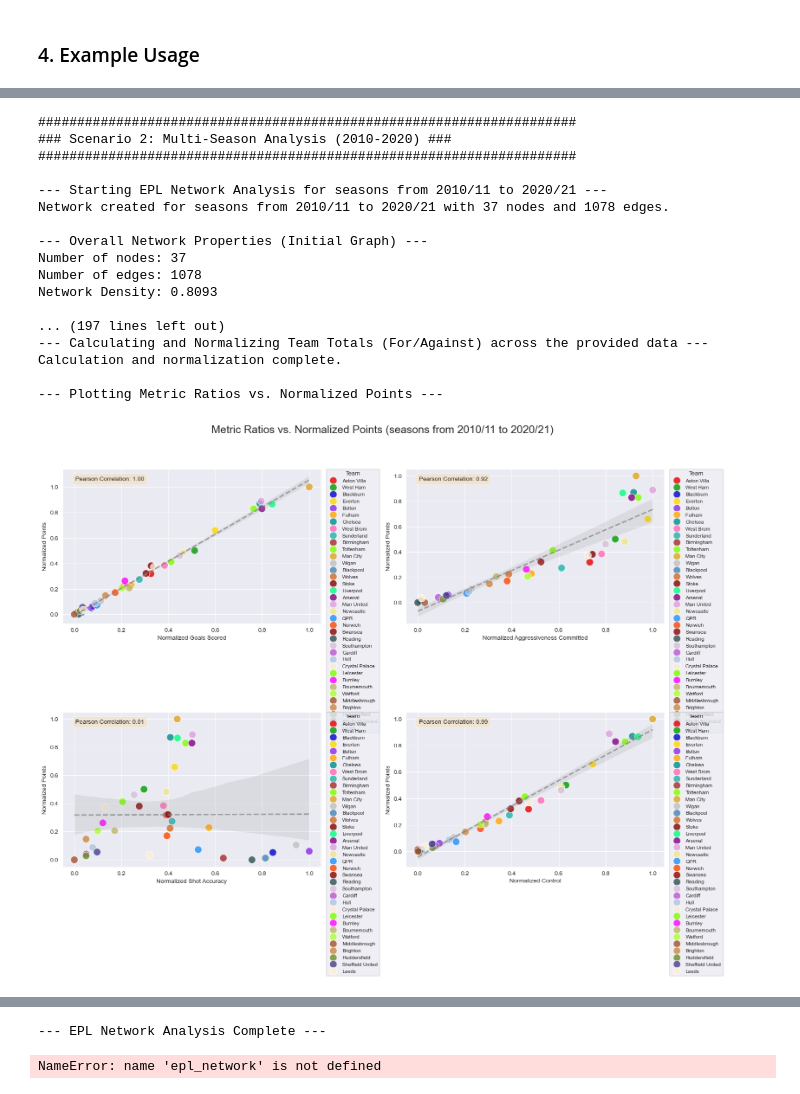
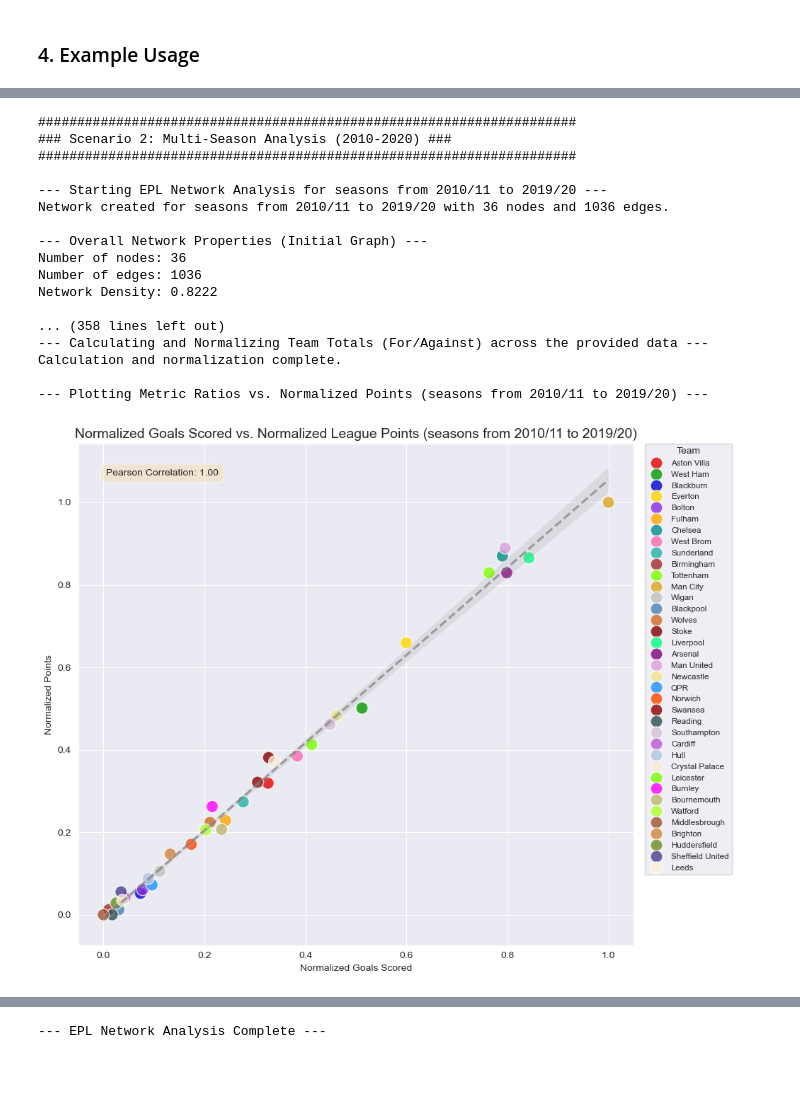
Before and after one commit to marcellorussox/premier-league-complex-net, a Jupyter notebook: notebooks/analysis.ipynb, the cells around one changed output, grey strips where cells are left out. Saved outputs shown, nothing was run; the diff lists cells and outputs as text; code cells hidden in the pictures.

```diff
--- a/notebooks/analysis.ipynb
+++ b/notebooks/analysis.ipynb
@@ -1087,7 +1053,7 @@ def perform_epl_network_analysis(
             seasons_in_range.append(f"{year}/{next_year_suffix}")
 
         df_for_scope = epl_df[epl_df['Season'].isin(seasons_in_range)].copy()
-        scope_description = f"seasons from {network_start_year}/{str(network_start_year+1)[-2:]} to {network_end_year}/{str(network_end_year+1)[-2:]}"
+        scope_description = f"seasons from {network_start_year}/{str(network_start_year+1)[-2:]} to {network_end_year-1}/{str(network_end_year)[-2:]}"
         print(f"\n--- Starting EPL Network Analysis for {scope_description} ---")
         graph_to_analyze = create_epl_network(epl_df, start_year=network_start_year, end_year=network_end_year)
 
@@ -1185,27 +1151,6 @@ def perform_epl_network_analysis(
         else:
             print(f"Skipping Community Detection for '{metric_base_name}' due to no edges after filtering or empty graph.")
 
-    # 4. Perform correlation analysis for EACH centrality metric
-    if league_points:
-        # Usa i nodi del grafo originale per la correlazione, o unioni di nodi dai grafi filtrati.
-        # Per semplicità, useremo i nodi del grafo iniziale, ma i punteggi di centralità saranno dal grafo filtrato.
-        teams_in_graph = list(graph_to_analyze.nodes())
-
-        if not teams_in_graph:
-            print("\nNo teams found in the graph. Skipping correlation analysis.")
-        else:
-            for metric_base_name, centrality_scores_dict in all_centrality_results_by_metric.items():
-                print(f"\n--- Performing Pearson Correlation Analysis for {metric_base_name} Centrality vs. League Points ---")
-                # `centrality_scores_dict` è il dizionario contenente 'in_degree', 'out_degree' ecc. per quella metrica
-                analyze_centrality_vs_points(
-                    centrality_scores_dict, # Passa l'intero dizionario delle centralità per la metrica corrente
-                    league_points,
-                    teams_in_graph # Passa tutti i nodi del grafo originale
-                )
-    else:
-        print("\nSkipping Pearson correlation analysis due to missing league points.")
-
-
     # 6. Calculate and plot normalized metric ratios vs. normalized points
     if df_for_scope is not None and not df_for_scope.empty:
         normalized_ratios_df = calculate_and_normalize_ratios(df_for_scope)
@@ -1280,34 +1227,33 @@ Calculation and normalization complete.
 --- EPL Network Analysis Complete ---
 # %%
-# --- Scenario 2: Multi-Season Analysis (2014-2017) on 'aggressiveness', No Normalization, with Filtering ---
 print("\n\n#####################################################################")
 print("### Scenario 2: Multi-Season Analysis (2010-2020) ###")
 print("#####################################################################")
 perform_epl_network_analysis(
     epl_df=epl_df,
     network_start_year=2010,
     network_end_year=2020,
-    metrics_to_analyze=['control', 'aggressiveness'],
-    thresholds_for_analysis=[0.4, 0.4],
-    keep_above_threshold = False
+    metrics_to_analyze=['goals', 'control', 'aggressiveness', 'points'],
+    thresholds_for_analysis=[0.2, 0.2, 0.35, 0.1],
+    keep_above_threshold = True
 
 )
 # %% [output]
 #####################################################################
 ### Scenario 2: Multi-Season Analysis (2010-2020) ###
 #####################################################################
 
---- Starting EPL Network Analysis for seasons from 2010/11 to 2020/21 ---
-Network created for seasons from 2010/11 to 2020/21 with 37 nodes and 1078 edges.
+--- Starting EPL Network Analysis for seasons from 2010/11 to 2019/20 ---
+Network created for seasons from 2010/11 to 2019/20 with 36 nodes and 1036 edges.
 
 --- Overall Network Properties (Initial Graph) ---
-Number of nodes: 37
-Number of edges: 1078
-Network Density: 0.8093
+Number of nodes: 36
+Number of edges: 1036
+Network Density: 0.8222
 
-... (197 lines left out)
+... (358 lines left out)
 --- Calculating and Normalizing Team Totals (For/Against) across the provided data ---
 Calculation and normalization complete.
 
---- Plotting Metric Ratios vs. Normalized Points ---
+--- Plotting Metric Ratios vs. Normalized Points (seasons from 2010/11 to 2019/20) ---
-[figure, old version]
+[figure, new version]
@@ -1314,6 +1263 @@ Calculation and normalization complete.
 --- EPL Network Analysis Complete ---
-# %%
-# Visualize the network for a specific metric (e.g., "goals")
-visualize_network(epl_network, selected_season, metric_to_display="goals", file_name=f'network_{selected_season.replace("/", "-")}_goals.png')
-# %% [output]
-NameError: name 'epl_network' is not defined
```
Also changed, not shown: parts of 20 cells of this notebook.
